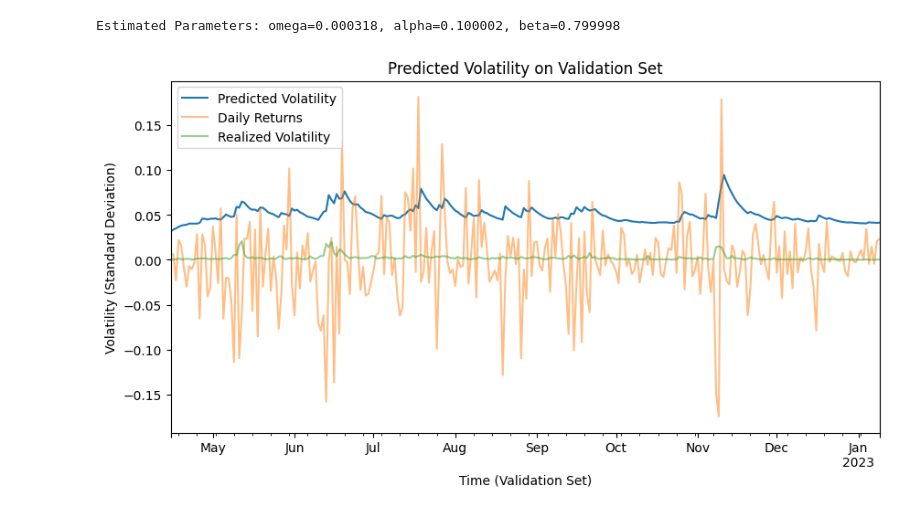
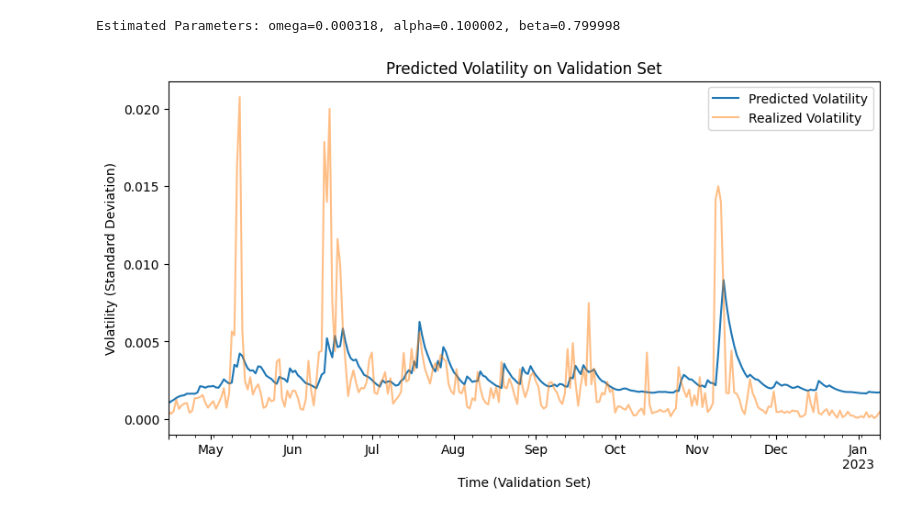
Before and after one commit to zhyoung17/crypto-rv-forecast, a Jupyter notebook: notebooks/models/GARCH.ipynb, the cells around one changed output. Saved outputs shown, nothing was run; the diff lists cells and outputs as text; code cells hidden in the pictures.

```diff
--- a/notebooks/models/GARCH.ipynb
+++ b/notebooks/models/GARCH.ipynb
@@ -75,7 +75,7 @@ print(f"Estimated Parameters: omega={omega:.6f}, alpha={alpha:.6f}, beta={beta:.
 Estimated Parameters: omega=0.000318, alpha=0.100002, beta=0.799998
 # %%
 # Get the last conditional variance from training
-last_train_variance = df['RV_d,t'][:train_size].iloc[-1]
+last_variance = df['RV_d,t'][train_size-1]
 last_daily_return = r_train[-1]
 
 # Initialize list for storing predicted volatility (standard deviation)
@@ -83,24 +83,23 @@ predicted_volatility = []
 
 # Compute volatility iteratively using GARCH equation
 for r in r_val:
-    new_variance = omega + alpha * (last_daily_return ** 2) + beta * last_train_variance
-    predicted_volatility.append(np.sqrt(new_variance))  # Convert variance to standard deviation
+    new_variance = omega + alpha * (last_daily_return ** 2) + beta * last_variance
+    predicted_volatility.append(new_variance)
     # Update for next step
-    last_train_variance = new_variance
+    last_variance = new_variance
     last_daily_return = r
 # %%
 # Create a DataFrame for visualization
 df_pred = pd.DataFrame({'Predicted Volatility': predicted_volatility}, index=r_val.index)
 
 # Plot the predicted volatility
 plt.figure(figsize=(10, 5))
 df_pred['Predicted Volatility'].plot(label='Predicted Volatility')
-r_val.plot(label='Daily Returns', alpha=0.5)
 RV_val.plot(label='Realized Volatility', alpha=0.5)
 plt.xlabel("Time (Validation Set)")
 plt.ylabel("Volatility (Standard Deviation)")
 plt.title("Predicted Volatility on Validation Set")
 plt.legend()
 plt.show()
 # %% [output]
-[figure, old version]
+[figure, new version]
```
